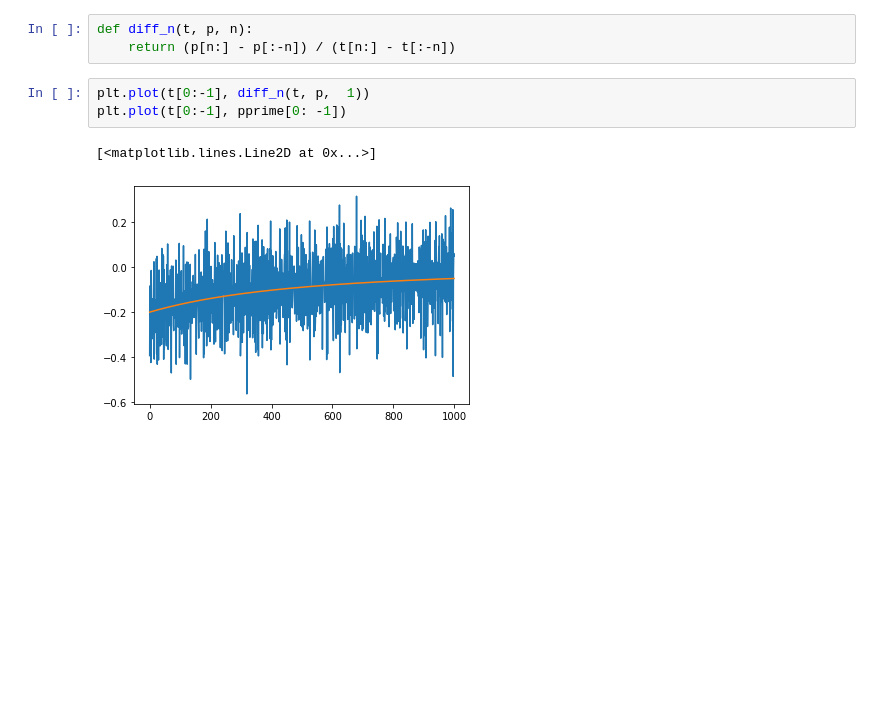
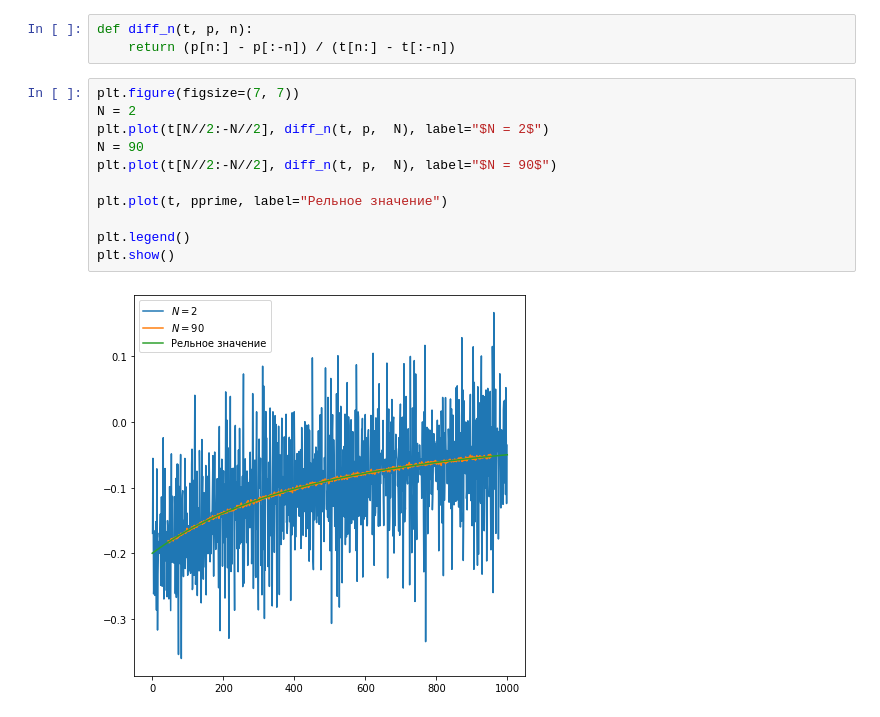
Before and after one commit to comradecoastal/computational_math_mipt, a Jupyter notebook: module_1/week_2/hw_1_2.ipynb, the cells around one changed output. Drawn from its saved outputs; the diff is of its cells as text; blank space fills up the shorter version.

```diff
--- a/module_1/week_2/hw_1_2.ipynb
+++ b/module_1/week_2/hw_1_2.ipynb
@@ -19,11 +21,18 @@ pprime = -p0 / t0 / (1 + t / t0)**2;
 # %%
 def diff_n(t, p, n):
     return (p[n:] - p[:-n]) / (t[n:] - t[:-n])
-# %%
-plt.plot(t[0:-1], diff_n(t, p,  1))
-plt.plot(t[0:-1], pprime[0: -1])
-# %% [output]
-[<matplotlib.lines.Line2D at 0x...>]
-[figure, removed]
+# %%
+plt.figure(figsize=(7, 7))
+N = 2
+plt.plot(t[N//2:-N//2], diff_n(t, p,  N), label="$N = 2$")
+N = 90
+plt.plot(t[N//2:-N//2], diff_n(t, p,  N), label="$N = 90$")
+
+plt.plot(t, pprime, label="Рельное значение")
+
+plt.legend()
+plt.show()
+# %% [output]
+[figure, added]
 # %%
 # вычислим среднеквадратичную ошибку
```
Also changed, not shown: parts of 13 cells of this notebook, 16 other files.
